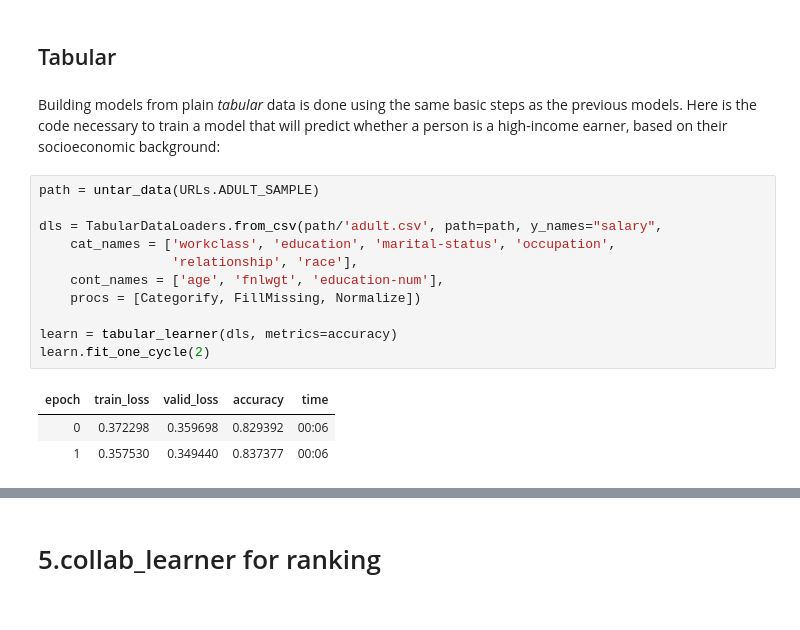
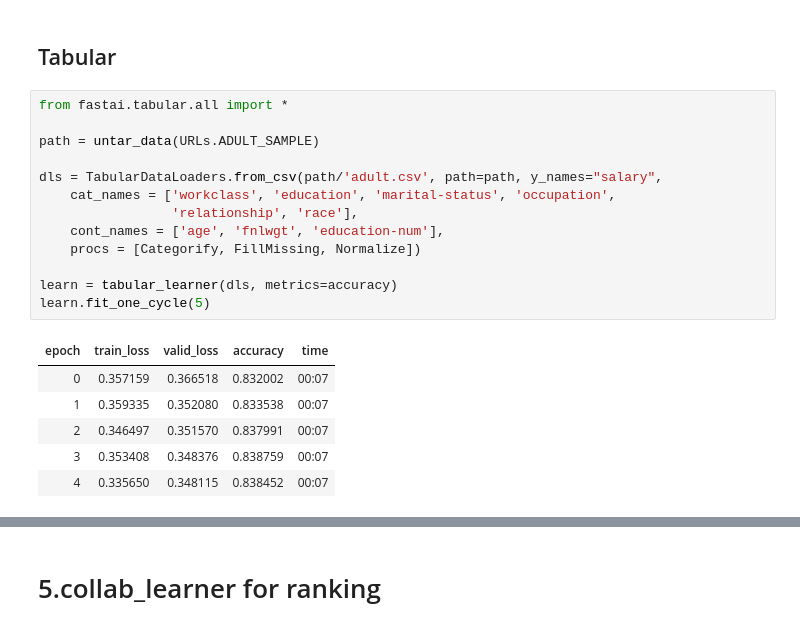
Before and after one commit to s-c-soma/Deeplearning-CMPE-258, a Jupyter notebook: Practice/Assignment1_part1_fastai.ipynb, the cells around one changed output, grey strips where cells are left out. Cells and saved outputs as stored; diff of their text form.

Commit message:
some error is there, almost done

```diff
--- a/Practice/Assignment1_part1_fastai.ipynb
+++ b/Practice/Assignment1_part1_fastai.ipynb
@@ -117,20 +196,23 @@ learn.predict("I really liked that movie!")
 https://github.com/fastai/fastbook/blob/master/09_tabular.ipynb
 # %% [markdown]
 ## Tabular
-# %% [markdown]
-Building models from plain *tabular* data is done using the same basic steps as the previous models. Here is the code necessary to train a model that will predict whether a person is a high-income earner, based on their socioeconomic background:
 # %%
+from fastai.tabular.all import *
+
 path = untar_data(URLs.ADULT_SAMPLE)
 
 dls = TabularDataLoaders.from_csv(path/'adult.csv', path=path, y_names="salary",
     cat_names = ['workclass', 'education', 'marital-status', 'occupation',
                  'relationship', 'race'],
     cont_names = ['age', 'fnlwgt', 'education-num'],
     procs = [Categorify, FillMissing, Normalize])
 
 learn = tabular_learner(dls, metrics=accuracy)
-learn.fit_one_cycle(2)
+learn.fit_one_cycle(5)
 # %% [output]
 | epoch | train_loss | valid_loss | accuracy | time |
-| 0 | 0.372298 | 0.359698 | 0.829392 | 00:06 |
-| 1 | 0.357530 | 0.349440 | 0.837377 | 00:06 |
+| 0 | 0.357159 | 0.366518 | 0.832002 | 00:07 |
+| 1 | 0.359335 | 0.352080 | 0.833538 | 00:07 |
+| 2 | 0.346497 | 0.351570 | 0.837991 | 00:07 |
+| 3 | 0.353408 | 0.348376 | 0.838759 | 00:07 |
+| 4 | 0.335650 | 0.348115 | 0.838452 | 00:07 |
```
Also changed, not shown: parts of 34 cells of this notebook.
